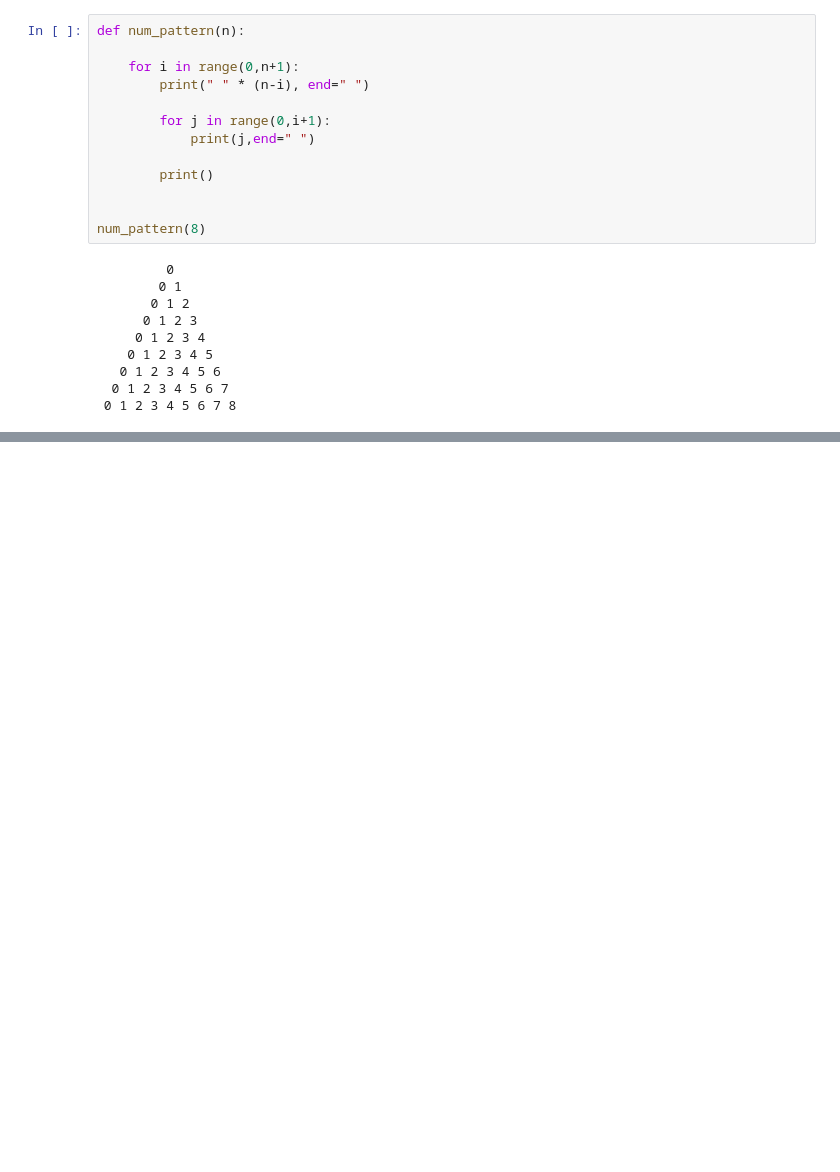
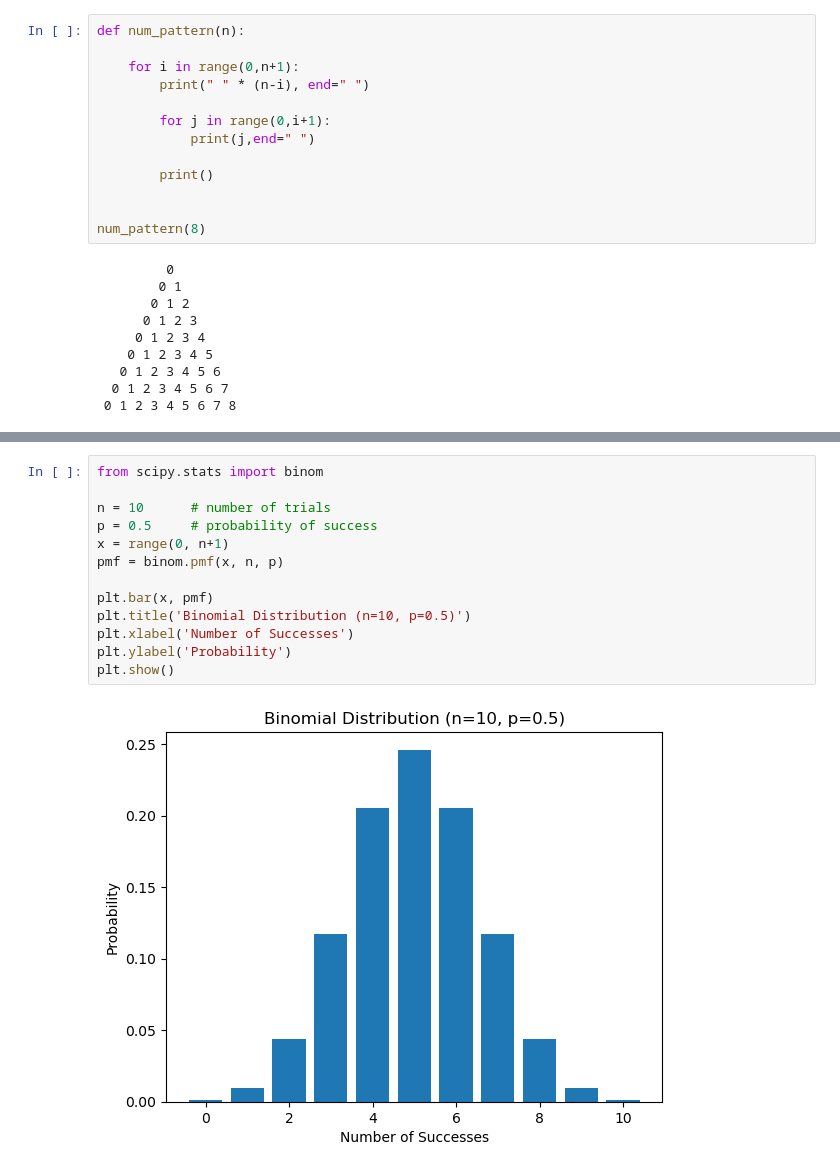
Before and after one commit to tanusnigdhabiswas/Algorithmic_Python_Programs, a Jupyter notebook: test.ipynb, the cells around one changed output, grey strips where cells are left out. Cells and saved outputs as stored; diff of their text form; blank space fills up the shorter version.

```diff
--- a/test.ipynb
+++ b/test.ipynb
@@ -111,0 +115,15 @@ num_pattern(8)
+# %%
+from scipy.stats import binom
+
+n = 10      # number of trials
+p = 0.5     # probability of success
+x = range(0, n+1)
+pmf = binom.pmf(x, n, p)
+
+plt.bar(x, pmf)
+plt.title('Binomial Distribution (n=10, p=0.5)')
+plt.xlabel('Number of Successes')
+plt.ylabel('Probability')
+plt.show()
+# %% [output]
+[figure, added]
```
Also changed, not shown: parts of 6 cells of this notebook, 1 other file.
